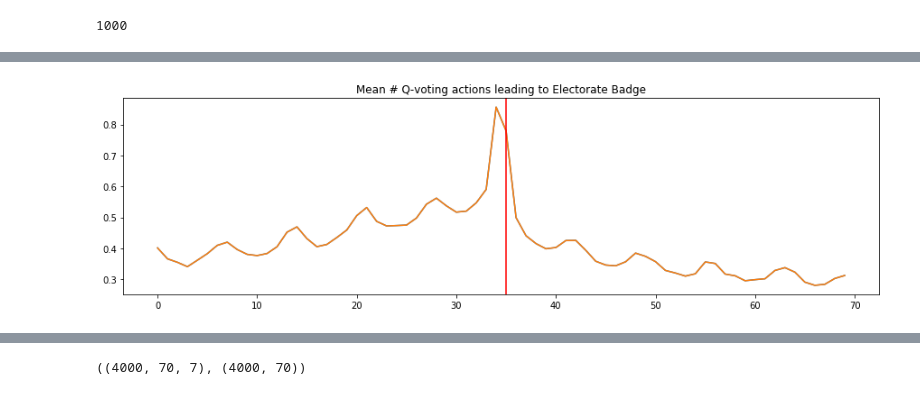
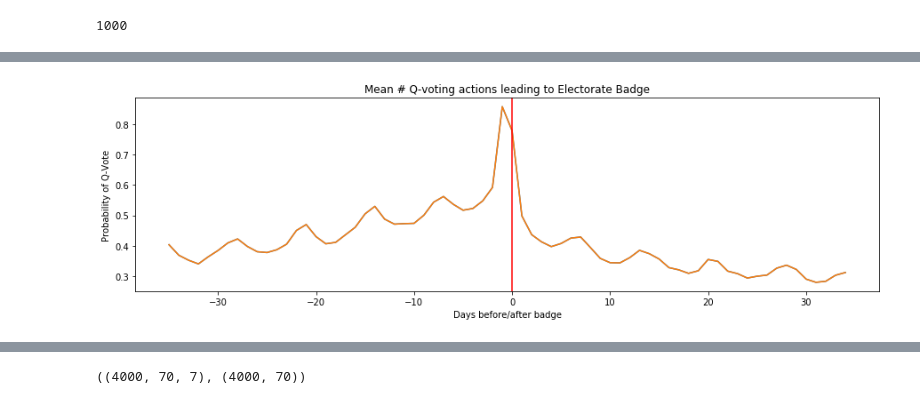
Before and after one commit to NickHoernle/incentive_design, a Jupyter notebook: notebooks/evaluate_probability_models_2019-12.ipynb, the cells around one changed output, grey strips where cells are left out. Drawn from its saved outputs; the diff is of its cells as text; code cells hidden in the pictures.

```diff
--- a/notebooks/evaluate_probability_models_2019-12.ipynb
+++ b/notebooks/evaluate_probability_models_2019-12.ipynb
@@ -72,12 +107,15 @@ len(valid_loader.dataset)
 # %%
 s = np.concatenate([seq.numpy() for seq, kernel, out, prox, badge_date in train_loader], axis=0)
 o = np.concatenate([out.numpy() for seq, kernel, out, prox, badge_date in train_loader], axis=0)
 
 plt.figure(figsize=(15,4))
-plt.plot(np.mean(s[:,:,5], axis=0))
-plt.plot(np.mean(o, axis=0))
-plt.axvline(5*7, c='red')
+plt.plot(np.arange(-5*7, 5*7), np.mean(s[:,:,5], axis=0))
+plt.plot(np.arange(-5*7, 5*7), np.mean(o, axis=0))
+plt.axvline(0, c='red')
 plt.title('Mean # Q-voting actions leading to Electorate Badge')
+plt.xlabel('Days before/after badge')
+plt.ylabel('Probability of Q-Vote')
+
 plt.show()
 # %% [output]
-[figure, old version]
+[figure, new version]
```
Also changed, not shown: parts of 42 cells of this notebook, 3 other files.
